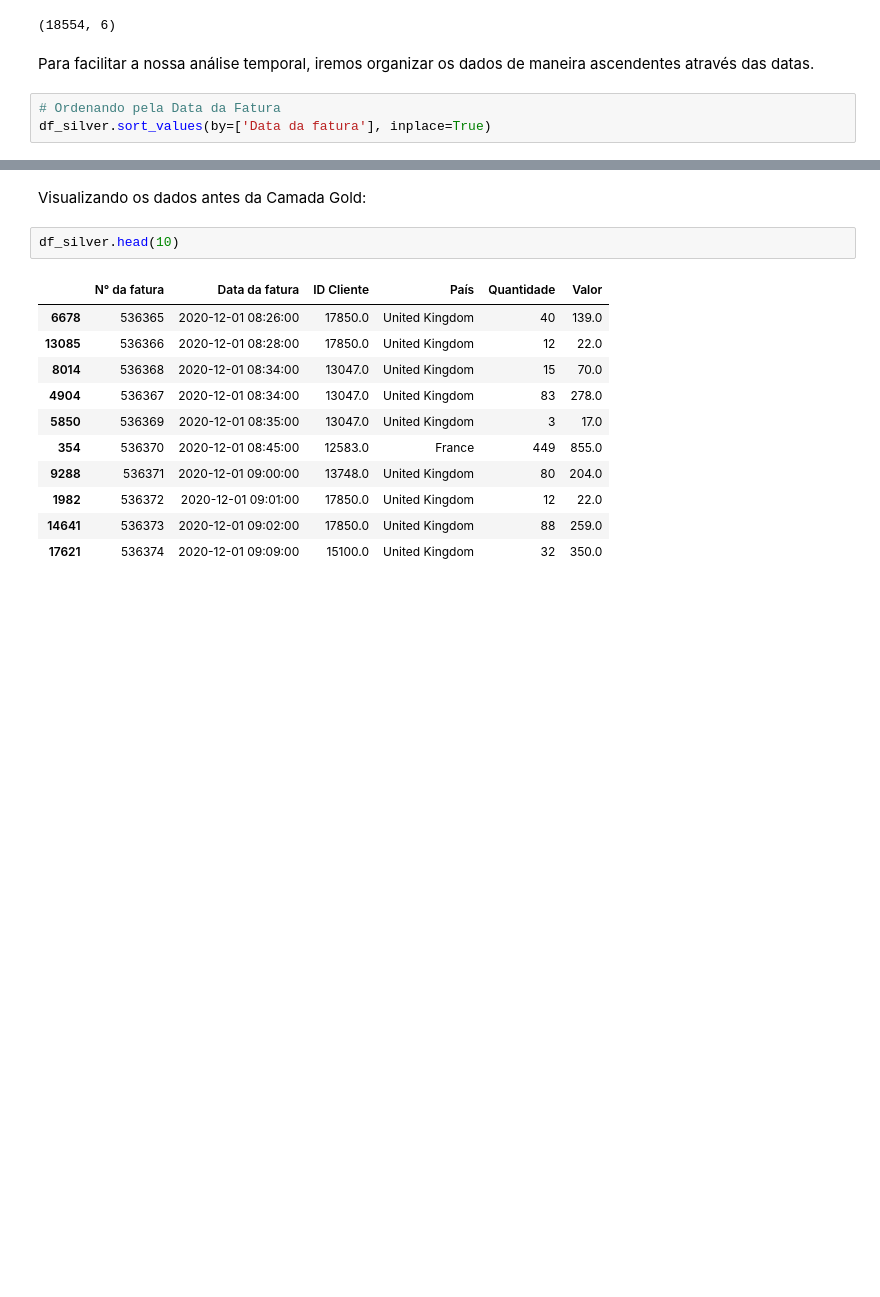
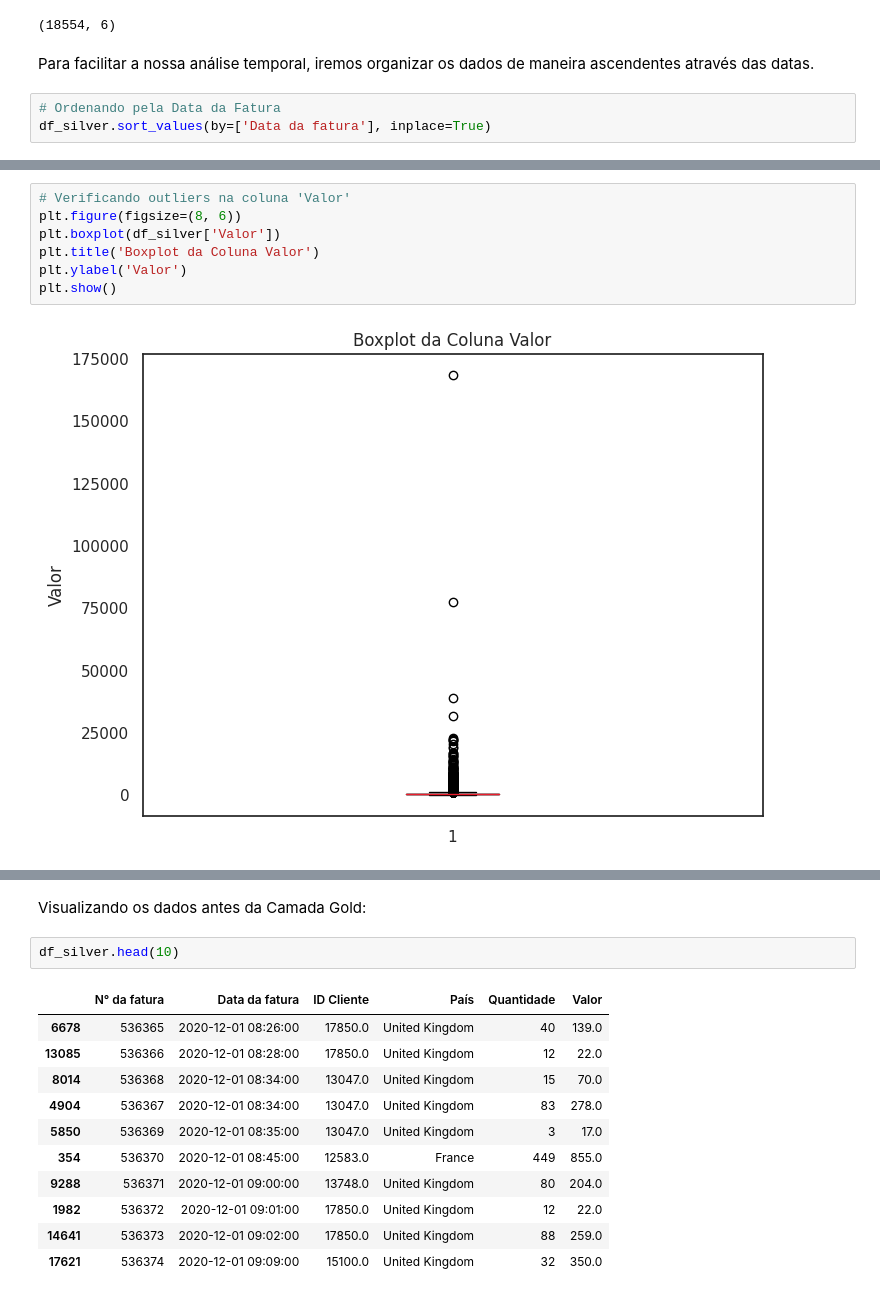
Before and after one commit to Isadoramesquitaa/Ada-Tech, a Jupyter notebook: Estatística/Projeto_Turma_1104.ipynb, the cells around one changed output, grey strips where cells are left out. Cells and saved outputs as stored; diff of their text form; blank space fills up the shorter version.

```diff
--- a/Estatística/Projeto_Turma_1104.ipynb
+++ b/Estatística/Projeto_Turma_1104.ipynb
@@ -287,0 +347,9 @@ df_silver.sort_values(by=['Data da fatura'], inplace=True)
+# %%
+# Verificando outliers na coluna 'Valor'
+plt.figure(figsize=(8, 6))
+plt.boxplot(df_silver['Valor'])
+plt.title('Boxplot da Coluna Valor')
+plt.ylabel('Valor')
+plt.show()
+# %% [output]
+[figure, added]
```
Also changed, not shown: parts of 41 cells of this notebook.
